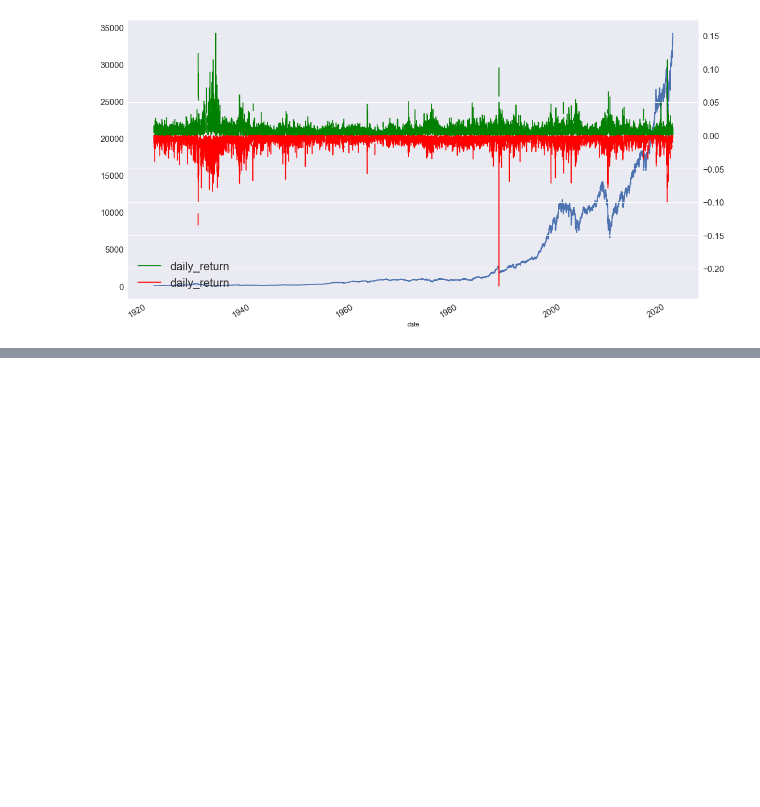
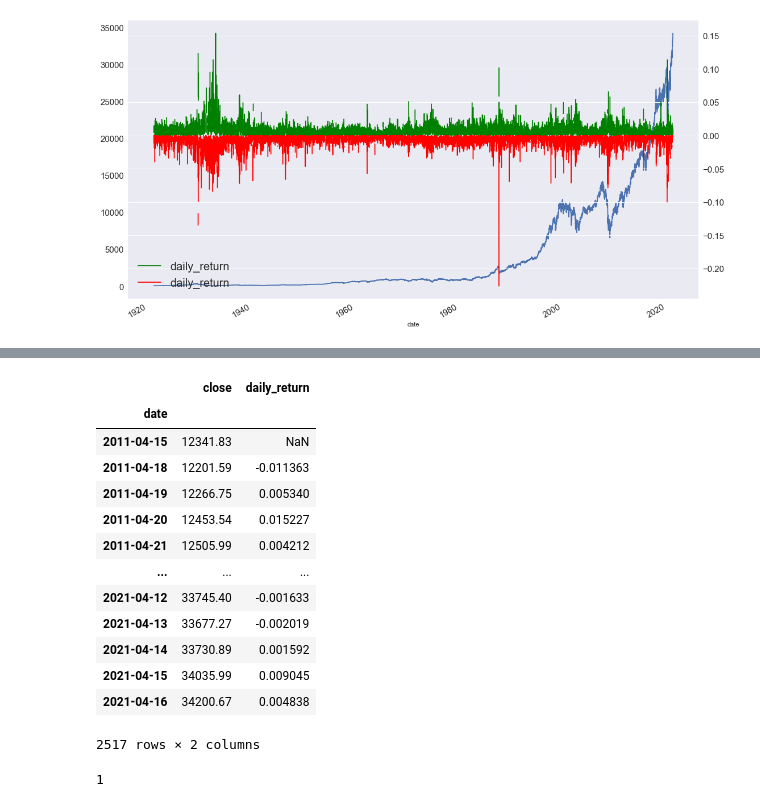
Before and after one commit to alebel94/dji_analysis, a Jupyter notebook: dji_analysis.ipynb, the cells around one changed output, grey strips where cells are left out. Drawn from its saved outputs; the diff is of its cells as text; code cells hidden in the pictures; blank space fills up the shorter version.

```diff
--- a/dji_analysis.ipynb
+++ b/dji_analysis.ipynb
@@ -254,0 +291,22 @@ plt.show()
+# %%
+df2['daily_return'] = df2.pct_change()
+df2
+# %% [output]
+|  | close | daily_return |
+| date |  |  |
+| 2011-04-15 | 12341.83 | NaN |
+| 2011-04-18 | 12201.59 | -0.011363 |
+| 2011-04-19 | 12266.75 | 0.005340 |
+| 2011-04-20 | 12453.54 | 0.015227 |
+| 2011-04-21 | 12505.99 | 0.004212 |
+| ... | ... | ... |
+| 2021-04-12 | 33745.40 | -0.001633 |
+| 2021-04-13 | 33677.27 | -0.002019 |
+| 2021-04-14 | 33730.89 | 0.001592 |
+| 2021-04-15 | 34035.99 | 0.009045 |
+| 2021-04-16 | 34200.67 | 0.004838 |
+2517 rows × 2 columns
+# %%
+df2['daily_return'].isna().sum()
+# %% [output]
+1
```
Also changed, not shown: parts of 10 cells of this notebook.
